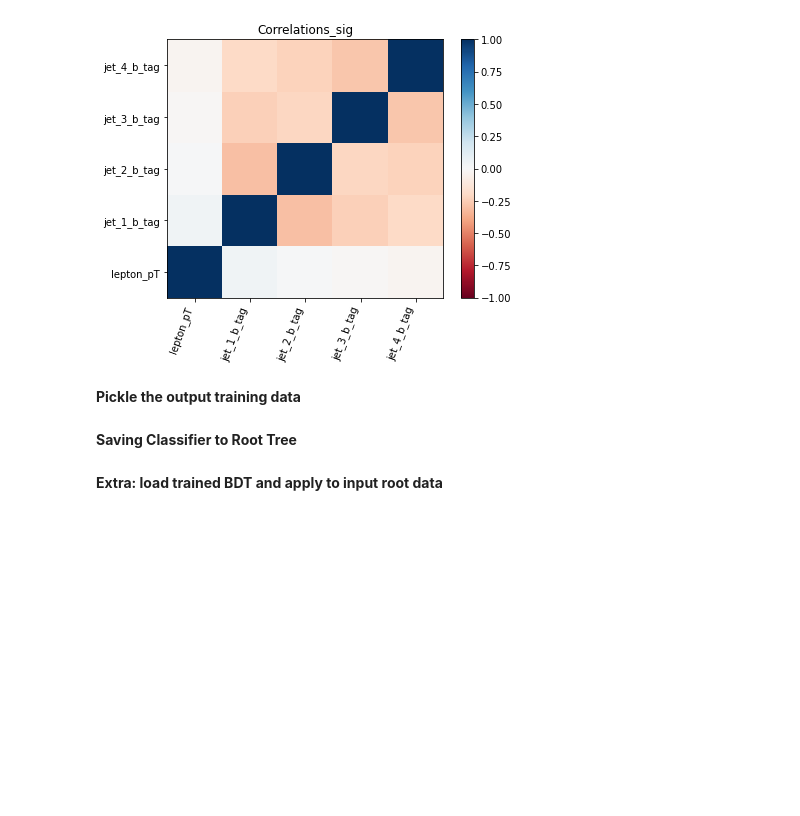
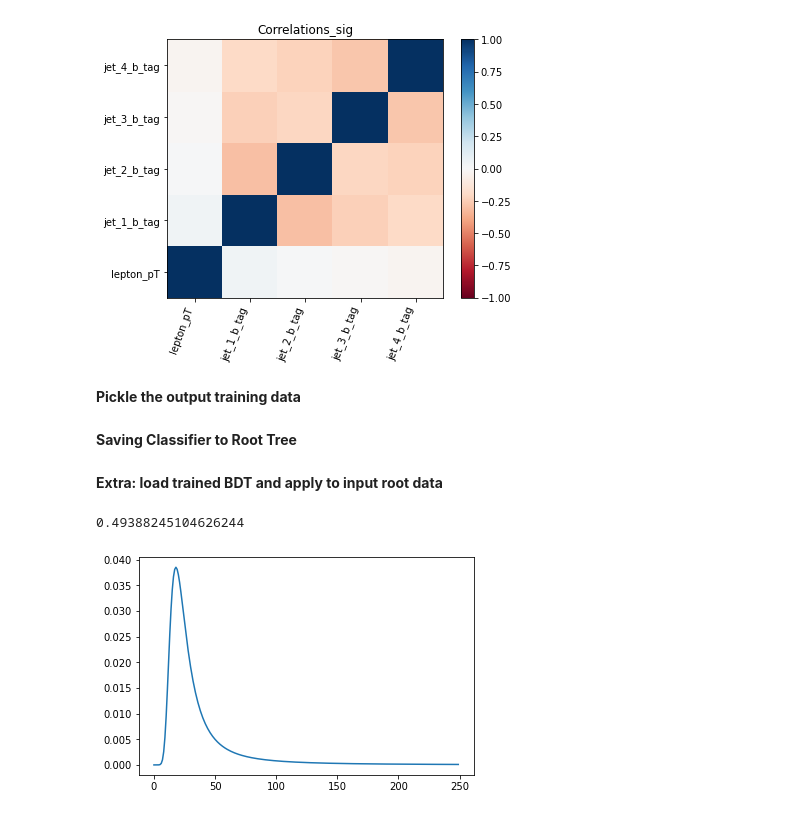
Before and after one commit to lwang046/stuff, a Jupyter notebook: AdaBDT.ipynb, the cells around one changed output. Cells and saved outputs as stored; diff of their text form; code cells hidden in the pictures; blank space fills up the shorter version.

```diff
--- a/AdaBDT.ipynb
+++ b/AdaBDT.ipynb
@@ -277,3 +282,46 @@ bdt = pl.load(open(inputpicklefile,"rb"))
 BDT_out = bdt.decision_function(pd.DataFrame(X_in))
 BDT_out.dtype = [('BDToutput', np.float64)]
 array2root(MVA_out, outfilename, "BDToutput")
+# %%
+a1d=np.array([5.22174e-12, 7.04852e-10, 3.49584e-08, 7.78029e-07, 9.11847e-06, 6.39666e-05, 0.000297587, 0.000996661,
+       0.00256618,  0.00535396,  0.00944073,  0.0145521,   0.020145,    0.0255936,   0.0303632,   0.0341078,
+       0.0366849,   0.0381183,   0.0385392,   0.0381327,   0.0370956,   0.0356113,   0.0338366,   0.0318978,
+       0.029891,    0.0278866,   0.0259336,   0.0240643,   0.0222981,   0.0206453,   0.0191097,   0.0176902,
+       0.0163832,   0.0151829,   0.0140826,   0.0130752,   0.0121533,   0.01131,     0.0105382,   0.00983178,
+       0.00918467,  0.00859143,  0.00804709,  0.0075471,   0.00708733,  0.00666406,  0.00627393,  0.00591389,
+       0.00558122,  0.00527344,  0.00498834,  0.00472392,  0.00447837,  0.00425007,  0.00403754,  0.00383947,
+       0.00365465,  0.00348199,  0.00332052,  0.00316934,  0.00302764,  0.0028947,   0.00276983,  0.00265242,
+       0.00254193,  0.00243785,  0.00233971,  0.00224709,  0.0021596,   0.00207687,  0.0019986,   0.00192447,
+       0.00185421,  0.00178756,  0.0017243,   0.00166419,  0.00160705,  0.00155268,  0.00150093,  0.00145162,
+       0.00140461,  0.00135976,  0.00131696,  0.00127607,  0.00123699,  0.00119962,  0.00116386,  0.00112963,
+       0.00109683,  0.0010654,   0.00103526,  0.00100634,  0.000978578, 0.000951917, 0.000926299, 0.000901672,
+       0.000877987, 0.000855198, 0.00083326,  0.000812133, 0.000791778, 0.000772159, 0.000753242, 0.000734994,
+       0.000717384, 0.000700385, 0.000683967, 0.000668107, 0.000652779, 0.00063796,  0.000623629, 0.000609764,
+       0.000596346, 0.000583356, 0.000570777, 0.000558592, 0.000546785, 0.00053534,  0.000524243, 0.000513481,
+       0.00050304,  0.000492907, 0.000483072, 0.000473523, 0.000464248, 0.000455238, 0.000446483, 0.000437974,
+       0.0004297,   0.000421655, 0.00041383,  0.000406216, 0.000398807, 0.000391595, 0.000384574, 0.000377736,
+       0.000371076, 0.000364588, 0.000358266, 0.000352104, 0.000346097, 0.00034024,  0.000334528, 0.000328956,
+       0.00032352,  0.000318216, 0.000313039, 0.000307986, 0.000303052, 0.000298234, 0.000293528, 0.000288931,
+       0.000284439, 0.00028005,  0.000275761, 0.000271567, 0.000267468, 0.000263459, 0.000259538, 0.000255703,
+       0.000251951, 0.00024828,  0.000244688, 0.000241172, 0.00023773,  0.000234361, 0.000231061, 0.00022783,
+       0.000224666, 0.000221566, 0.000218528, 0.000215553, 0.000212636, 0.000209778, 0.000206977, 0.00020423,
+       0.000201537, 0.000198896, 0.000196307, 0.000193767, 0.000191275, 0.000188831, 0.000186432, 0.000184079,
+       0.000181769, 0.000179502, 0.000177277, 0.000175092, 0.000172947, 0.000170841, 0.000168772, 0.000166741,
+       0.000164745, 0.000162785, 0.000160859, 0.000158967, 0.000157108, 0.00015528,  0.000153484, 0.000151719,
+       0.000149984, 0.000148278, 0.000146601, 0.000144951, 0.000143329, 0.000141734, 0.000140165, 0.000138622,
+       0.000137104, 0.00013561,  0.000134141, 0.000132695, 0.000131272, 0.000129871, 0.000128493, 0.000127136,
+       0.000125801, 0.000124486, 0.000123191, 0.000121917, 0.000120662, 0.000119426, 0.000118209, 0.00011701,
+       0.000115829, 0.000114665, 0.000113519, 0.00011239,  0.000111278, 0.000110182, 0.000109102, 0.000108037,
+       0.000106988, 0.000105954, 0.000104935, 0.00010393,  0.000102939, 0.000101963, 0.000101,    0.000100051,
+       9.91146e-05, 9.81915e-05, 9.7281e-05,  9.63831e-05, 9.54975e-05, 9.46239e-05, 9.37621e-05, 9.2912e-05,
+       9.20733e-05, 9.12458e-05])
+# %%
+a=np.sum(a1d[0:25])/np.sum(a1d[0:250])
+a
+# %% [output]
+0.49388245104626244
+# %%
+plt.plot(a1d)
+plt.show()
+# %% [output]
+[figure, added]
```
Also changed, not shown: parts of 5 cells of this notebook, 1 other file.
